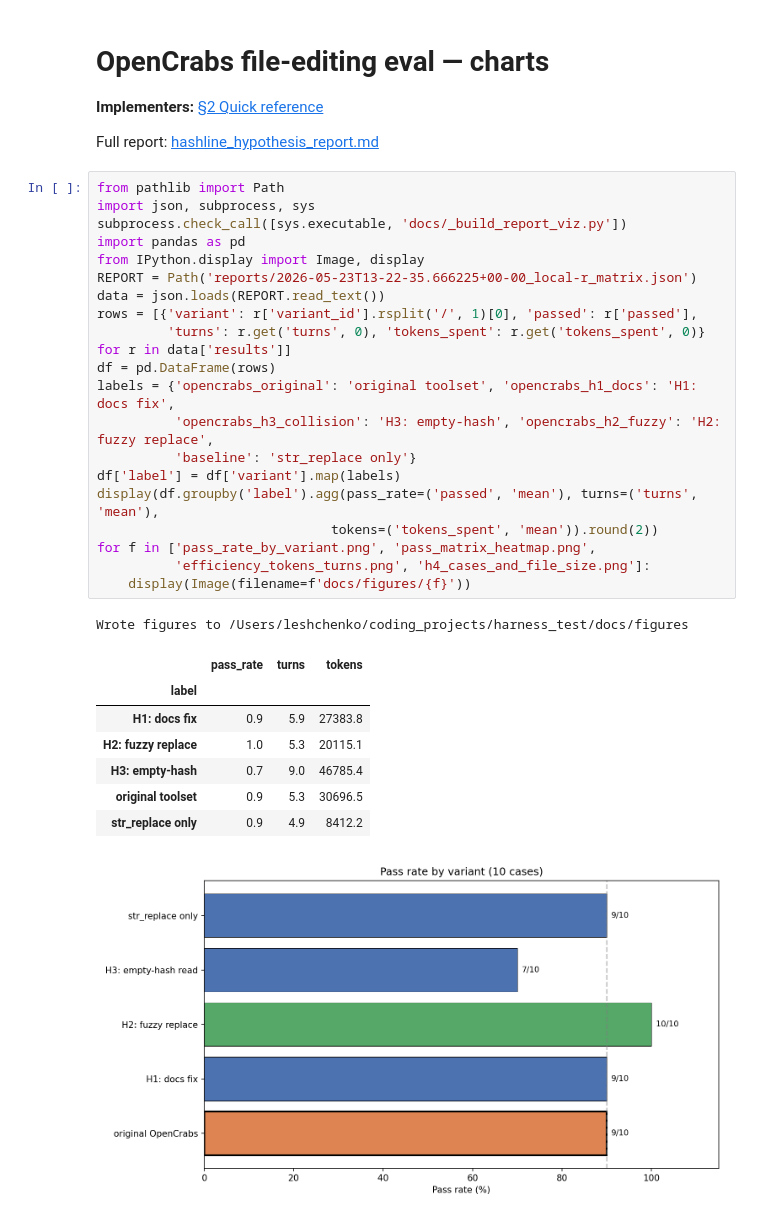
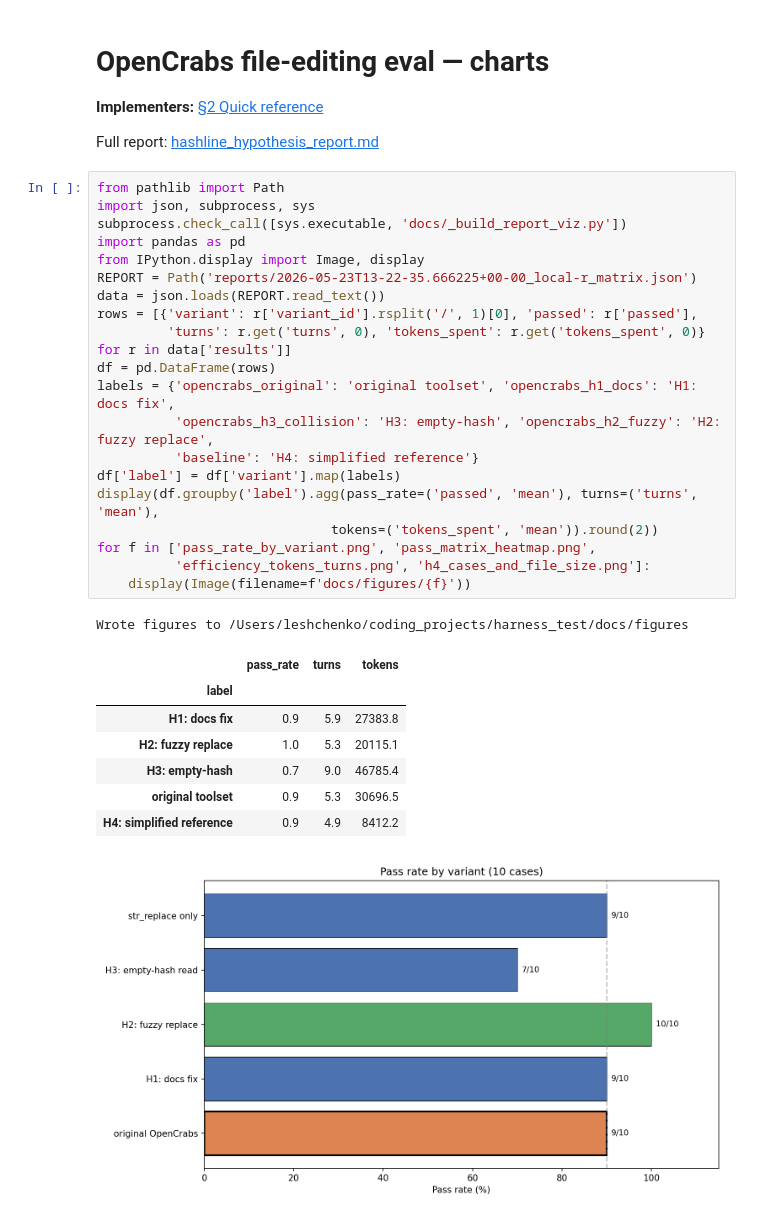
Before and after one commit to leshchenko1979/gategrid, a Jupyter notebook: docs/hashline_hypothesis_report.ipynb, the cells around one changed output. Cells and saved outputs as stored; diff of their text form.

Commit message:
Align H4 baseline labels with report terminology.
Rename chart and table labels from "str_replace only" to H4 reference wording and regenerate figures.

```diff
--- a/docs/hashline_hypothesis_report.ipynb
+++ b/docs/hashline_hypothesis_report.ipynb
@@ -7,32 +7,32 @@ Full report: [hashline_hypothesis_report.md](hashline_hypothesis_report.md)
 # %%
 from pathlib import Path
 import json, subprocess, sys
 subprocess.check_call([sys.executable, 'docs/_build_report_viz.py'])
 import pandas as pd
 from IPython.display import Image, display
 REPORT = Path('reports/2026-05-23T13-22-35.666225+00-00_local-r_matrix.json')
 data = json.loads(REPORT.read_text())
 rows = [{'variant': r['variant_id'].rsplit('/', 1)[0], 'passed': r['passed'],
          'turns': r.get('turns', 0), 'tokens_spent': r.get('tokens_spent', 0)} for r in data['results']]
 df = pd.DataFrame(rows)
 labels = {'opencrabs_original': 'original toolset', 'opencrabs_h1_docs': 'H1: docs fix',
           'opencrabs_h3_collision': 'H3: empty-hash', 'opencrabs_h2_fuzzy': 'H2: fuzzy replace',
-          'baseline': 'str_replace only'}
+          'baseline': 'H4: simplified reference'}
 df['label'] = df['variant'].map(labels)
 display(df.groupby('label').agg(pass_rate=('passed', 'mean'), turns=('turns', 'mean'),
                               tokens=('tokens_spent', 'mean')).round(2))
 for f in ['pass_rate_by_variant.png', 'pass_matrix_heatmap.png',
           'efficiency_tokens_turns.png', 'h4_cases_and_file_size.png']:
     display(Image(filename=f'docs/figures/{f}'))
 # %% [output]
 Wrote figures to /Users/leshchenko/coding_projects/harness_test/docs/figures
 |  | pass_rate | turns | tokens |
 | label |  |  |  |
 | H1: docs fix | 0.9 | 5.9 | 27383.8 |
 | H2: fuzzy replace | 1.0 | 5.3 | 20115.1 |
 | H3: empty-hash | 0.7 | 9.0 | 46785.4 |
 | original toolset | 0.9 | 5.3 | 30696.5 |
-| str_replace only | 0.9 | 4.9 | 8412.2 |
+| H4: simplified reference | 0.9 | 4.9 | 8412.2 |
 [figure]
 [figure]
 [figure]
```
Also changed, not shown: 6 other files.
